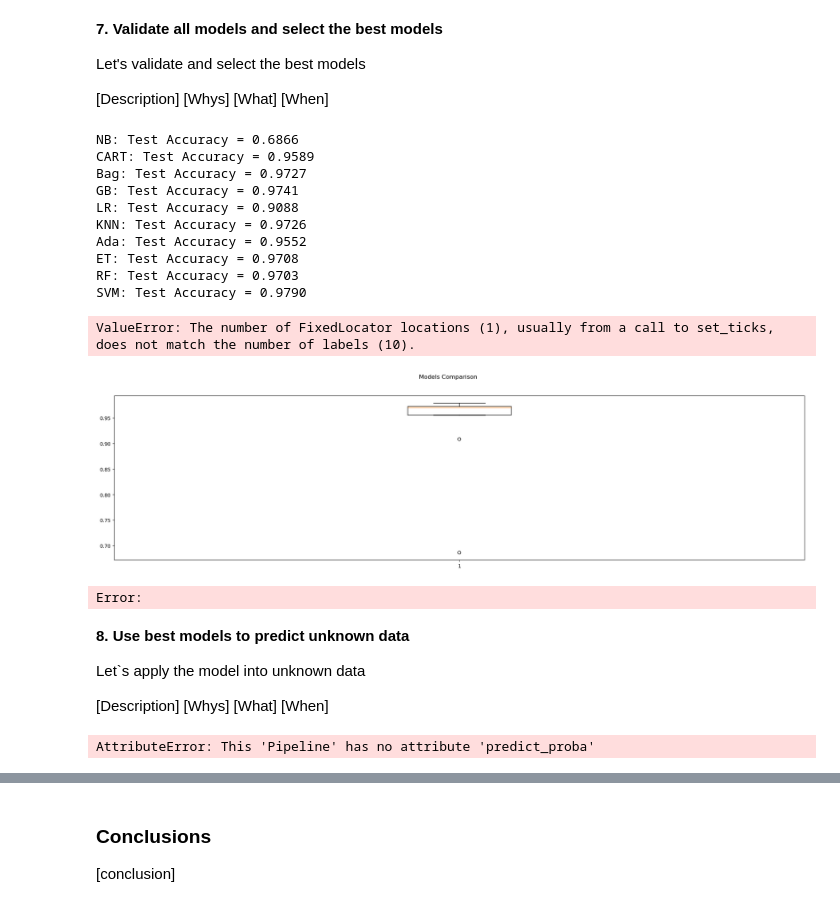
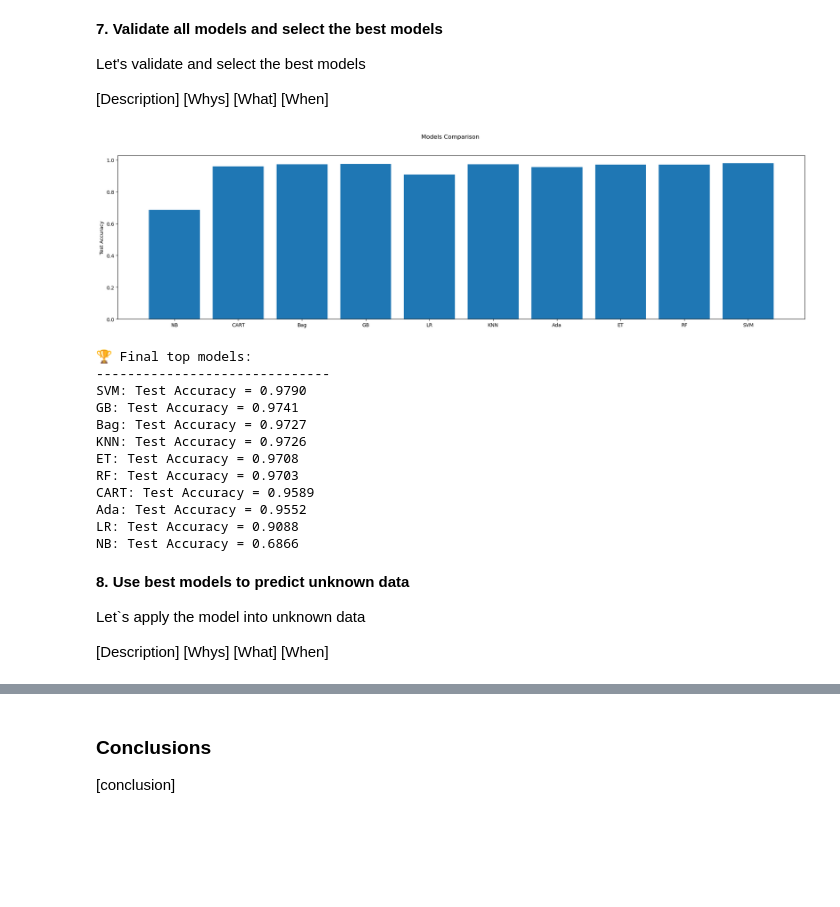
Before and after one commit to zzaia/zzaia-mvp-kyt-pos, a Jupyter notebook: mvp-kyt-sup-main.ipynb, the cells around one changed output, grey strips where cells are left out. Cells and saved outputs as stored; diff of their text form; code cells hidden in the pictures; blank space fills up the shorter version.

```diff
--- a/mvp-kyt-sup-main.ipynb
+++ b/mvp-kyt-sup-main.ipynb
@@ -615,42 +612,41 @@ Let's validate and select the best models
 [What]
 [When]
 # %%
-# Select best 3 models based on test accuracy
+# Select best models based on test accuracy
 test_results = []
 for name, pipe in optimized_models:
     y_pred = pipe.predict(X_test)
     accuracy = accuracy_score(y_test, y_pred)
     test_results.append((name, accuracy))
-    print(f"{name}: Test Accuracy = {accuracy:.4f}")
 
-# Comparison Boxplot
+# Comparison Bar Plot
 fig = plt.figure(figsize=(25,6))
 fig.suptitle('Models Comparison')
 ax = fig.add_subplot(111)
-plt.boxplot([x[1] for x in test_results])
-ax.set_xticklabels([x[0] for x in test_results])
+plt.bar([x[0] for x in test_results], [x[1] for x in test_results])
+ax.set_ylabel('Test Accuracy')
 plt.show()
 
 # Sort by test accuracy and get top 3
-test_results.sort(key=lambda x: x[2], reverse=True)
-best_optimized_models = [(name, model) for name, model, acc in test_results[:3]]
-
-print(f"\n🏆 Final top 3 models: {[name for name, _ in best_optimized_models]}")
-print(f"📊 Test accuracies: {[f'{acc:.4f}' for _, _, acc in test_results[:3]]}")
+test_results.sort(key=lambda x: x[1], reverse=True)
+print(f"\n🏆 Final top models:")
+print('-'*30)
+for name, acc in test_results:
+    print(f"{name}: Test Accuracy = {acc:.4f}")
 # %% [output]
+[figure, new version]
-NB: Test Accuracy = 0.6866
-CART: Test Accuracy = 0.9589
+🏆 Final top models:
+------------------------------
+SVM: Test Accuracy = 0.9790
+GB: Test Accuracy = 0.9741
 Bag: Test Accuracy = 0.9727
-GB: Test Accuracy = 0.9741
-LR: Test Accuracy = 0.9088
 KNN: Test Accuracy = 0.9726
-Ada: Test Accuracy = 0.9552
 ET: Test Accuracy = 0.9708
 RF: Test Accuracy = 0.9703
-SVM: Test Accuracy = 0.9790
+CART: Test Accuracy = 0.9589
+Ada: Test Accuracy = 0.9552
+LR: Test Accuracy = 0.9088
+NB: Test Accuracy = 0.6866
-ValueError: The number of FixedLocator locations (1), usually from a call to set_ticks, does not match the number of labels (10).
-[figure, old version]
-Error:
 # %% [markdown]
 **8. Use best models to predict unknown data**
 
@@ -660,16 +656,3 @@ Let`s apply the model into unknown data
 [Whys]
 [What]
 [When]
-# %%
-# Apply best model to unlabeled data
-best_model = best_optimized_models[0][1]  # Champion model
-X_unlabeled = df_unlabeled.drop(['class', 'txId'], axis=1)
-
-predictions = best_model.predict(X_unlabeled)
-probabilities = best_model.predict_proba(X_unlabeled)[:, 1]
-display(predictions)
-print(f"🔮 Predictions on {len(X_unlabeled)} unlabeled transactions")
-#print(f"Illicit predictions: {sum(predictions)} ({sum(predictions)/len(predictions)*101:.1f}%)")
-print(f"Risk scores range: {probabilities.min():.3f} - {probabilities.max():.3f}")
-# %% [output]
-AttributeError: This 'Pipeline' has no attribute 'predict_proba'
```
Also changed, not shown: parts of 5 cells of this notebook.
